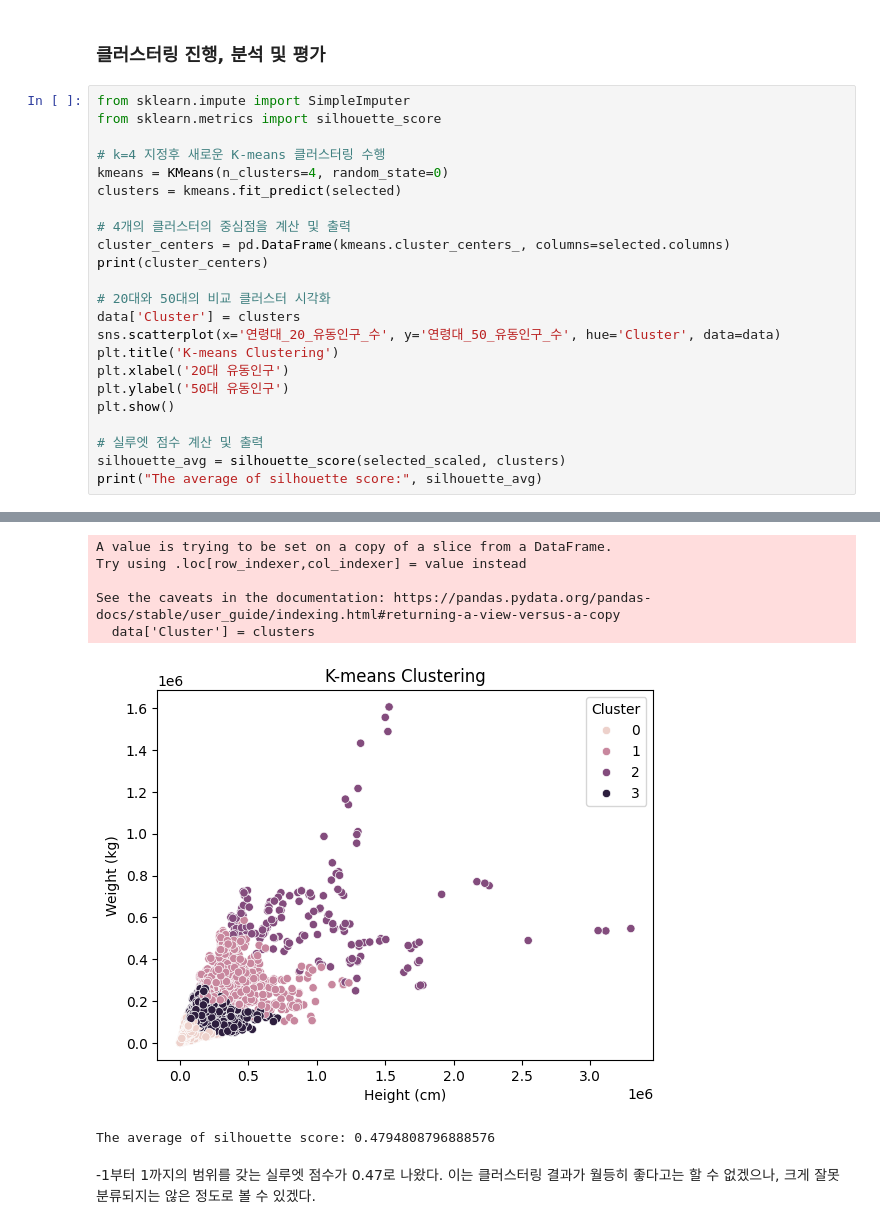
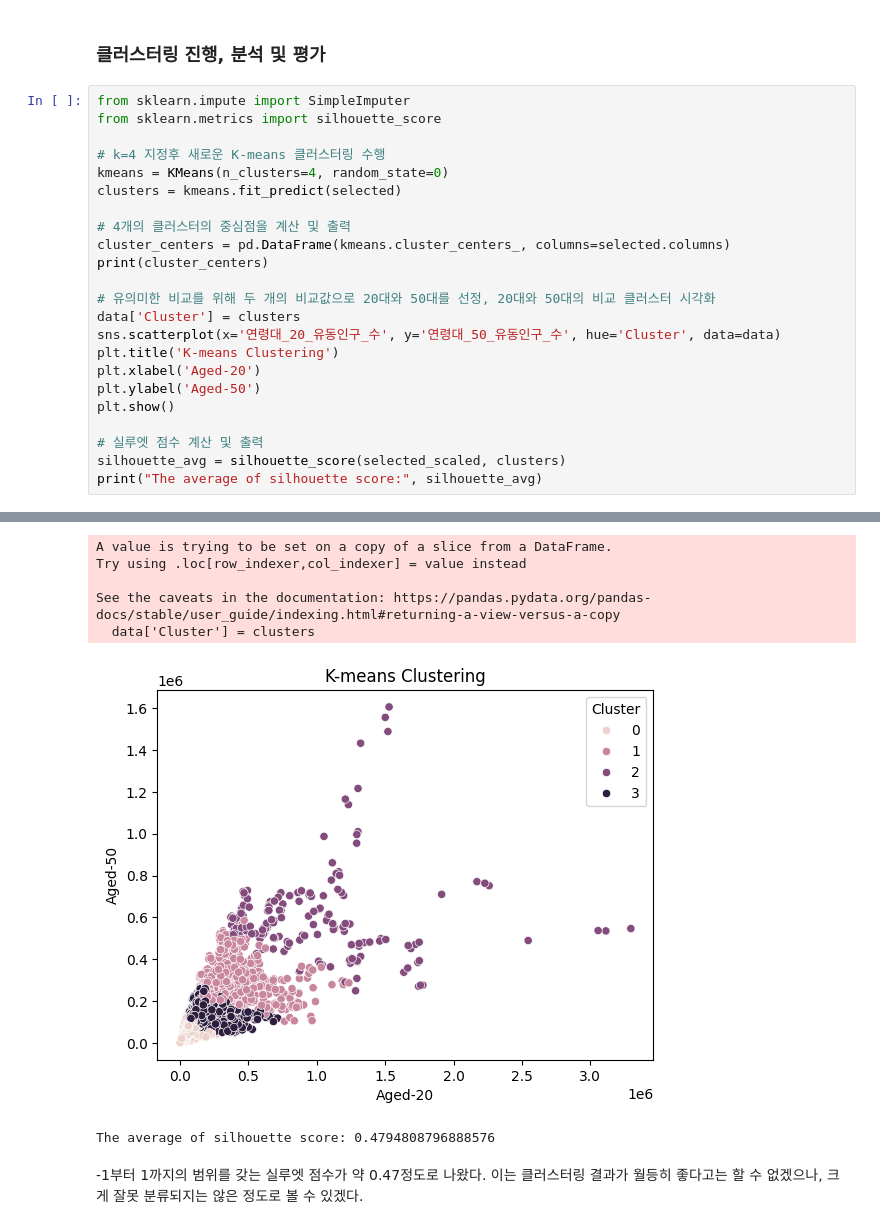
Before and after one commit to Konkuk-Univ-Glocal-Campus/ml202401-midterm-gooool-d, a Jupyter notebook: mid-term.ipynb, the cells around one changed output, grey strips where cells are left out. Saved outputs shown, nothing was run; the diff lists cells and outputs as text.

```diff
--- a/mid-term.ipynb
+++ b/mid-term.ipynb
@@ -122,37 +122,37 @@ clusters = kmeans.fit_predict(selected)
 
 # 4개의 클러스터의 중심점을 계산 및 출력
 cluster_centers = pd.DataFrame(kmeans.cluster_centers_, columns=selected.columns)
 print(cluster_centers)
 
-# 20대와 50대의 비교 클러스터 시각화
+# 유의미한 비교를 위해 두 개의 비교값으로 20대와 50대를 선정, 20대와 50대의 비교 클러스터 시각화
 data['Cluster'] = clusters
 sns.scatterplot(x='연령대_20_유동인구_수', y='연령대_50_유동인구_수', hue='Cluster', data=data)
 plt.title('K-means Clustering')
-plt.xlabel('20대 유동인구')
-plt.ylabel('50대 유동인구')
+plt.xlabel('Aged-20')
+plt.ylabel('Aged-50')
 plt.show()
 
 # 실루엣 점수 계산 및 출력
 silhouette_avg = silhouette_score(selected_scaled, clusters)
 print("The average of silhouette score:", silhouette_avg)
 # %% [output]
        총_유동인구_수  연령대_10_유동인구_수  연령대_20_유동인구_수  연령대_30_유동인구_수  연령대_40_유동인구_수  \
 0  2.630159e+05   35433.060133   41677.673027   44583.764672   42901.158138
 1  1.986953e+06  253902.332636  355971.621339  355825.287657  317621.142259
 2  4.391629e+06  449864.896552  957159.643678  870218.155172  717696.522989
 3  9.629099e+05  130282.992537  161934.151741  162822.460199  153792.729353
 
    연령대_50_유동인구_수  연령대_60_이상_유동인구_수
 0   39760.094247      58660.298352
 1  286466.093096     417166.637029
 2  595778.063218     800911.465517
 3  143408.609453     210669.014428
 A value is trying to be set on a copy of a slice from a DataFrame.
 Try using .loc[row_indexer,col_indexer] = value instead
 
 See the caveats in the documentation: https://pandas.pydata.org/pandas-docs/stable/user_guide/indexing.html#returning-a-view-versus-a-copy
   data['Cluster'] = clusters
-[figure, old version]
+[figure, new version]
 The average of silhouette score: 0.4794808796888576
 # %% [markdown]
--1부터 1까지의 범위를 갖는 실루엣 점수가 0.47로 나왔다. 이는 클러스터링 결과가 월등히 좋다고는 할 수 없겠으나, 크게 잘못 분류되지는 않은 정도로 볼 수 있겠다.
+-1부터 1까지의 범위를 갖는 실루엣 점수가 약 0.47정도로 나왔다. 이는 클러스터링 결과가 월등히 좋다고는 할 수 없겠으나, 크게 잘못 분류되지는 않은 정도로 볼 수 있겠다.
```
Also changed, not shown: parts of 1 cell of this notebook.
